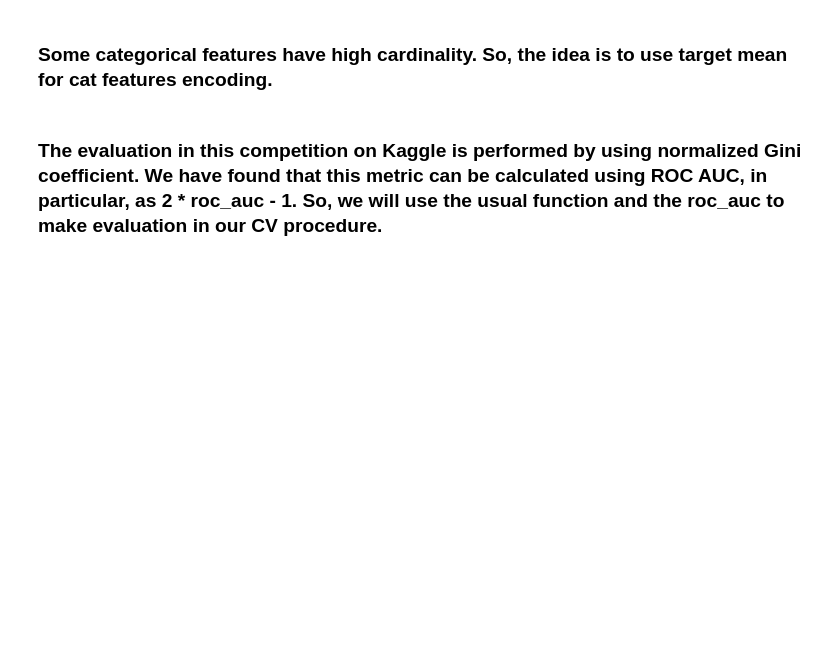
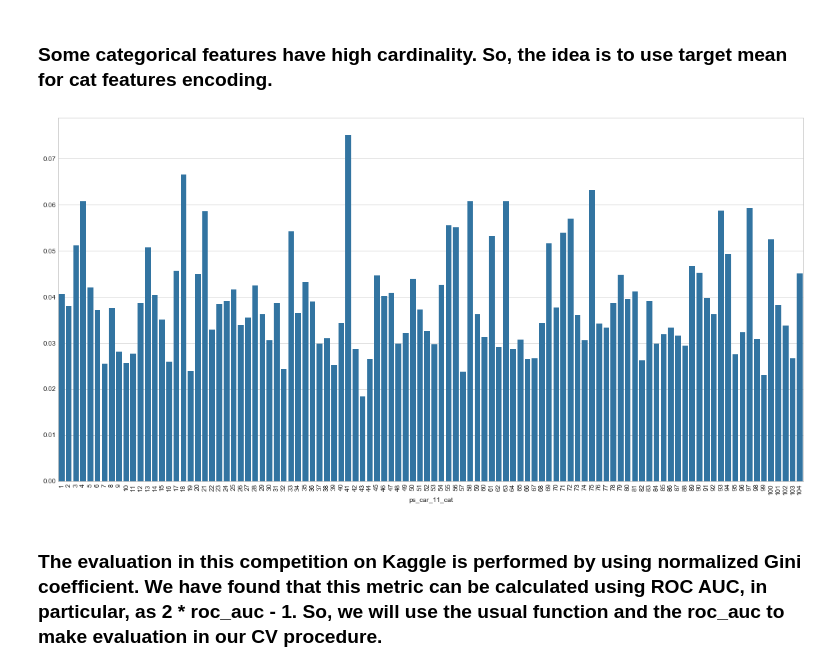
Before and after one commit to Shenderovv/DSPROJECT, a Jupyter notebook: HeatUP.ipynb, the cells around one changed output. Drawn from its saved outputs; the diff is of its cells as text; code cells hidden in the pictures; blank space fills up the shorter version.

```diff
--- a/HeatUP.ipynb
+++ b/HeatUP.ipynb
@@ -11,7 +11,9 @@ import numpy as np
 import seaborn as sns
 
 import matplotlib.pyplot as plt
+color = sns.color_palette()
 %matplotlib inline
+plt.style.use('seaborn-whitegrid')
 # %%
 # load the data
 train = pd.read_csv('train.csv')
@@ -110,8 +112,18 @@ def target_mean_encoding(train_feature, test_feature, target):
 # %%
 cat_features = [feature for feature in X_train.columns if 'cat' in feature]
 # %%
+distributions = {}
+
 for feature in cat_features:
-    X_train[feature], X_test[feature] = target_mean_encoding(X_train[feature], X_test[feature], y_train)
+    X_train[feature], X_test[feature], distributions[feature] = target_mean_encoding(X_train[feature],
+                                                                                     X_test[feature], y_train)
+# %%
+plt.figure(figsize=(20, 10))
+g = sns.barplot(distributions['ps_car_11_cat'].index, distributions['ps_car_11_cat']['mean'].values, color=color[0])
+g.set_xticklabels(distributions['ps_car_11_cat'].index, rotation=90)
+plt.show()
+# %% [output]
+[figure, added]
 # %% [markdown]
 
 ### The evaluation in this competition on Kaggle is performed by using normalized Gini coefficient. We have found that this metric can be calculated using ROC AUC, in particular, as 2 * roc_auc - 1. So, we will use the usual function and the roc_auc to make evaluation in our CV procedure.
```
Also changed, not shown: parts of 6 cells of this notebook.
